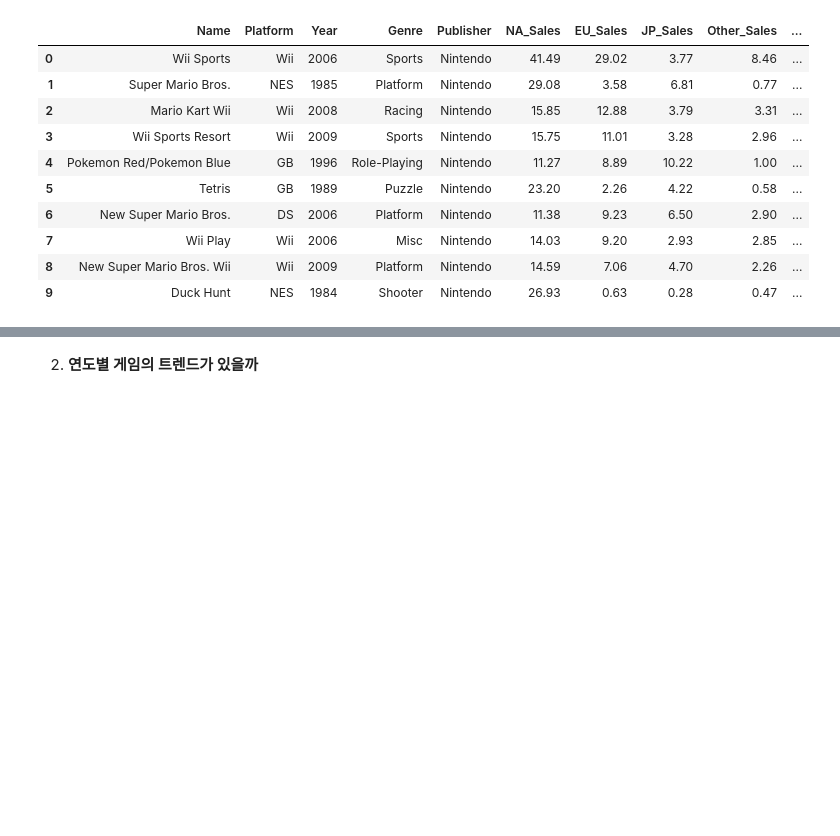
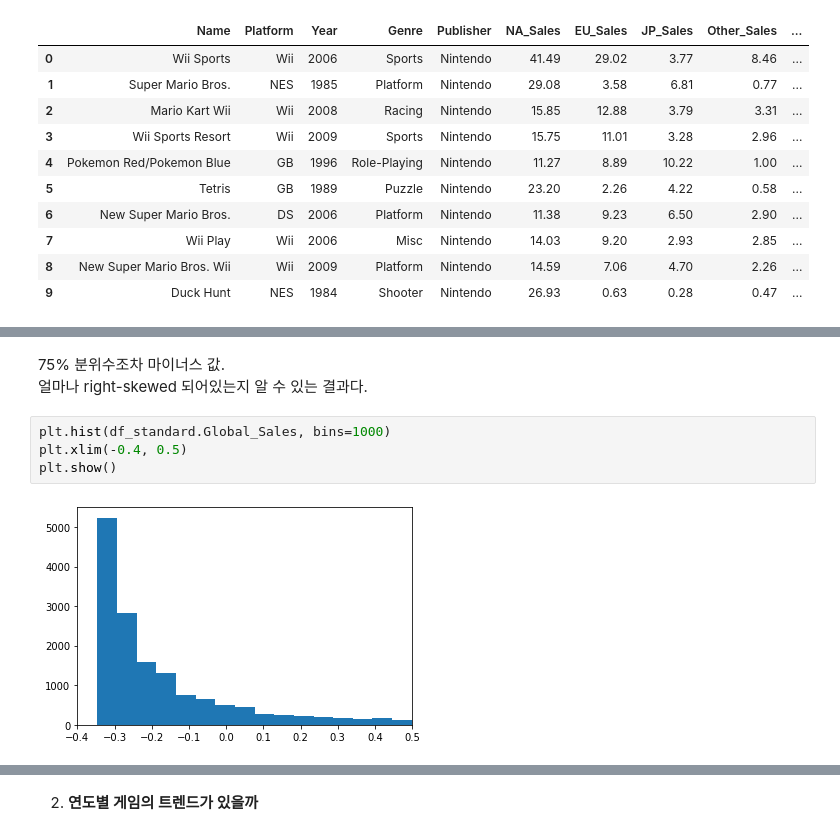
Before and after one commit to nan-park/section1_project, a Jupyter notebook: AI_section1_project.ipynb, the cells around one changed output, grey strips where cells are left out. Cells and saved outputs as stored; diff of their text form; blank space fills up the shorter version.

```diff
--- a/AI_section1_project.ipynb
+++ b/AI_section1_project.ipynb
@@ -1029,0 +990,9 @@ df_clean.sort_values("Other_Sales", ascending=False).head(10)
+# %% [markdown]
+75% 분위수조차 마이너스 값.<br>
+얼마나 right-skewed 되어있는지 알 수 있는 결과다.
+# %%
+plt.hist(df_standard.Global_Sales, bins=1000)
+plt.xlim(-0.4, 0.5)
+plt.show()
+# %% [output]
+[figure, added]
```
Also changed, not shown: parts of 27 cells of this notebook.
